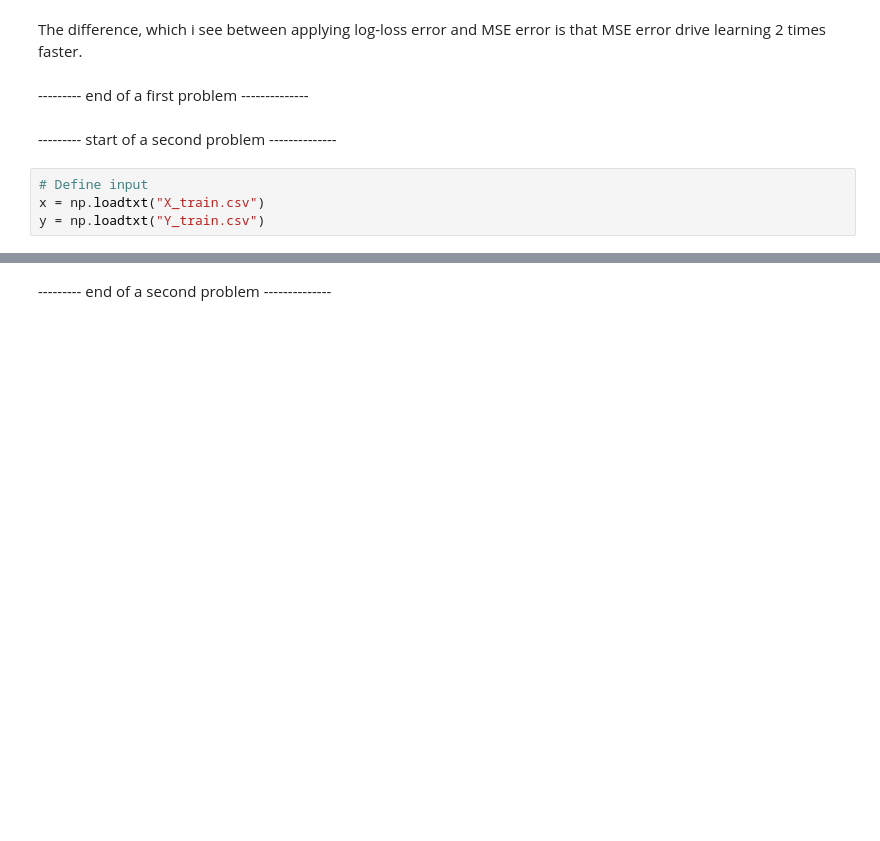
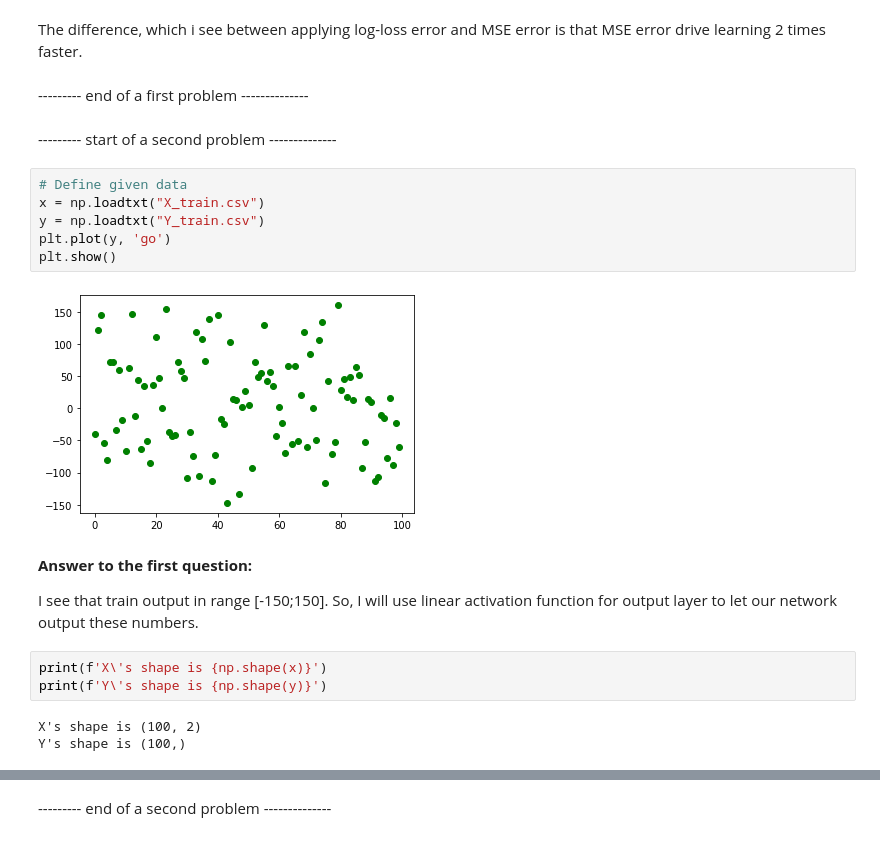
Before and after one commit to BorisOskolkov/MLcourse, a Jupyter notebook: asng02/A02_task.ipynb, the cells around one changed output, grey strips where cells are left out. Saved outputs shown, nothing was run; the diff lists cells and outputs as text; blank space fills up the shorter version.

```diff
--- a/asng02/A02_task.ipynb
+++ b/asng02/A02_task.ipynb
@@ -47,6 +47,21 @@ The difference, which i see between applying log-loss error and MSE error is tha
 # %% [markdown]
 --------- start of a second problem --------------
 # %%
-# Define input
+# Define given data
 x = np.loadtxt("X_train.csv")
 y = np.loadtxt("Y_train.csv")
+plt.plot(y, 'go')
+plt.show()
+# %% [output]
+[figure, added]
+# %% [markdown]
+**Answer to the first question:**
+
+
+I see that train output in range [-150;150]. So, I will use linear activation function for output layer to let our network output these numbers.
+# %%
+print(f'X\'s shape is {np.shape(x)}')
+print(f'Y\'s shape is {np.shape(y)}')
+# %% [output]
+X's shape is (100, 2)
+Y's shape is (100,)
```
Also changed, not shown: parts of 4 cells of this notebook.
